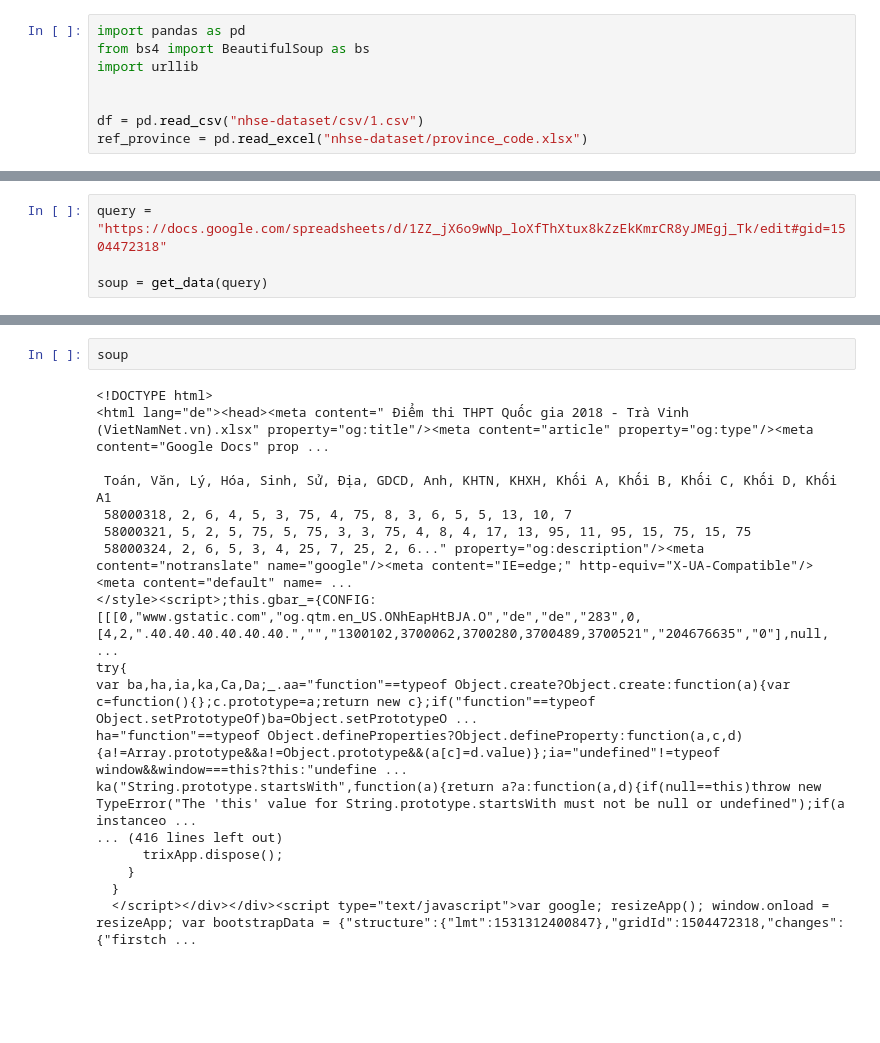
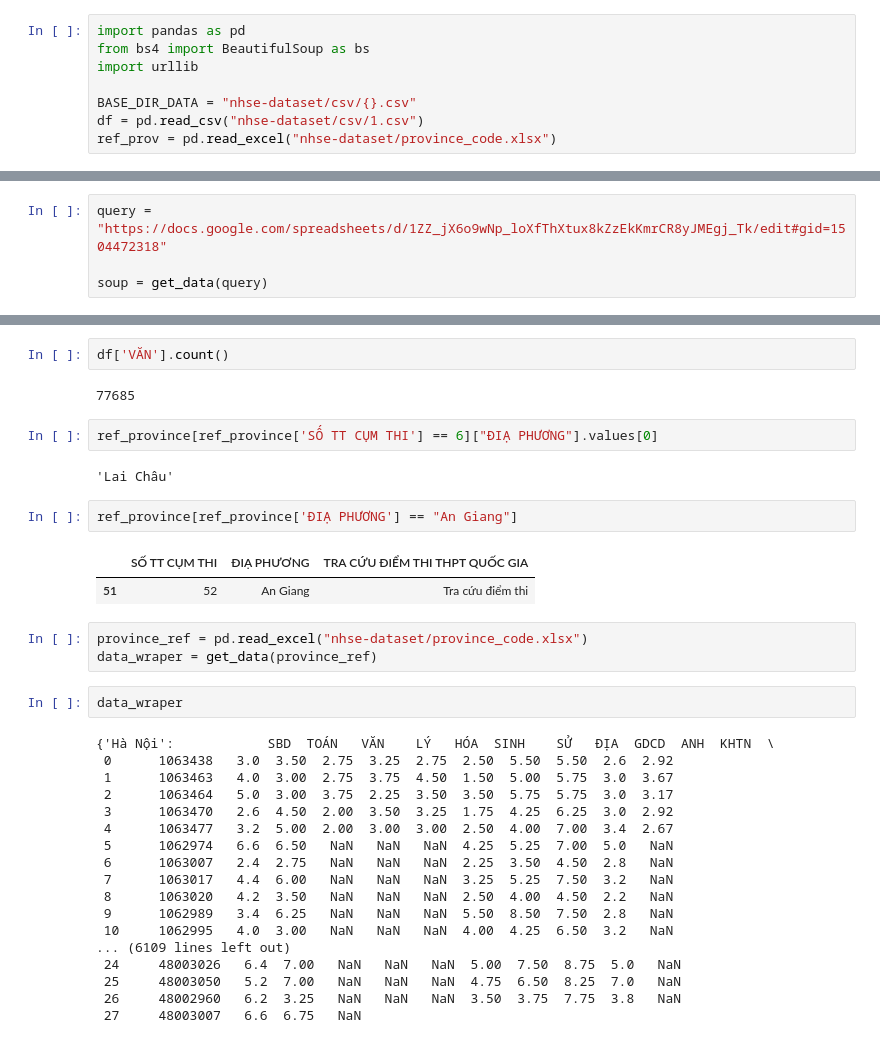
Before and after one commit to Ihsara/dash-highschool-final-score, a Jupyter notebook: thpt-diemthi.ipynb, the cells around one changed output, grey strips where cells are left out. Saved outputs shown, nothing was run; the diff lists cells and outputs as text; blank space fills up the shorter version.

```diff
--- a/thpt-diemthi.ipynb
+++ b/thpt-diemthi.ipynb
@@ -3,9 +3,9 @@ import pandas as pd
 from bs4 import BeautifulSoup as bs
 import urllib
 
-
+BASE_DIR_DATA = "nhse-dataset/csv/{}.csv"
 df = pd.read_csv("nhse-dataset/csv/1.csv")
-ref_province = pd.read_excel("nhse-dataset/province_code.xlsx")
+ref_prov = pd.read_excel("nhse-dataset/province_code.xlsx")
 # %%
 df.head()
 # %% [output]
@@ -45,20 +31,36 @@ ref_province.iloc[25:]
-# %%
-soup
-# %% [output]
-<!DOCTYPE html>
-<html lang="de"><head><meta content=" Điểm thi THPT Quốc gia 2018 - Trà Vinh (VietNamNet.vn).xlsx" property="og:title"/><meta content="article" property="og:type"/><meta content="Google Docs" prop ...
-
- Toán, Văn, Lý, Hóa, Sinh, Sử, Địa, GDCD, Anh, KHTN, KHXH, Khối A, Khối B, Khối C, Khối D, Khối A1
- 58000318, 2, 6, 4, 5, 3, 75, 4, 75, 8, 3, 6, 5, 5, 13, 10, 7
- 58000321, 5, 2, 5, 75, 5, 75, 3, 3, 75, 4, 8, 4, 17, 13, 95, 11, 95, 15, 75, 15, 75
- 58000324, 2, 6, 5, 3, 4, 25, 7, 25, 2, 6..." property="og:description"/><meta content="notranslate" name="google"/><meta content="IE=edge;" http-equiv="X-UA-Compatible"/><meta content="default" name= ...
-</style><script>;this.gbar_={CONFIG:[[[0,"www.gstatic.com","og.qtm.en_US.ONhEapHtBJA.O","de","de","283",0,[4,2,".40.40.40.40.40.40.","","1300102,3700062,3700280,3700489,3700521","204676635","0"],null, ...
-try{
-var ba,ha,ia,ka,Ca,Da;_.aa="function"==typeof Object.create?Object.create:function(a){var c=function(){};c.prototype=a;return new c};if("function"==typeof Object.setPrototypeOf)ba=Object.setPrototypeO ...
-ha="function"==typeof Object.defineProperties?Object.defineProperty:function(a,c,d){a!=Array.prototype&&a!=Object.prototype&&(a[c]=d.value)};ia="undefined"!=typeof window&&window===this?this:"undefine ...
-ka("String.prototype.startsWith",function(a){return a?a:function(a,d){if(null==this)throw new TypeError("The 'this' value for String.prototype.startsWith must not be null or undefined");if(a instanceo ...
-... (416 lines left out)
-      trixApp.dispose();
-    }
-  }
-  </script></div></div><script type="text/javascript">var google; resizeApp(); window.onload = resizeApp; var bootstrapData = {"structure":{"lmt":1531312400847},"gridId":1504472318,"changes":{"firstch ...
+# %%
+df['VĂN'].count()
+# %% [output]
+77685
+# %%
+ref_province[ref_province['SỐ TT CỤM THI'] == 6]["ĐIẠ PHƯƠNG"].values[0]
+# %% [output]
+'Lai Châu'
+# %%
+ref_province[ref_province['ĐIẠ PHƯƠNG'] == "An Giang"]
+# %% [output]
+|  | SỐ TT CỤM THI | ĐIẠ PHƯƠNG | TRA CỨU ĐIỂM THI THPT QUỐC GIA |
+| 51 | 52 | An Giang | Tra cứu điểm thi |
+# %%
+province_ref = pd.read_excel("nhse-dataset/province_code.xlsx")
+data_wraper = get_data(province_ref)
+# %%
+data_wraper
+# %% [output]
+{'Hà Nội':            SBD  TOÁN   VĂN    LÝ   HÓA  SINH    SỬ   ĐỊA  GDCD  ANH  KHTN  \
+ 0      1063438   3.0  3.50  2.75  3.25  2.75  2.50  5.50  5.50  2.6  2.92
+ 1      1063463   4.0  3.00  2.75  3.75  4.50  1.50  5.00  5.75  3.0  3.67
+ 2      1063464   5.0  3.00  3.75  2.25  3.50  3.50  5.75  5.75  3.0  3.17
+ 3      1063470   2.6  4.50  2.00  3.50  3.25  1.75  4.25  6.25  3.0  2.92
+ 4      1063477   3.2  5.00  2.00  3.00  3.00  2.50  4.00  7.00  3.4  2.67
+ 5      1062974   6.6  6.50   NaN   NaN   NaN  4.25  5.25  7.00  5.0   NaN
+ 6      1063007   2.4  2.75   NaN   NaN   NaN  2.25  3.50  4.50  2.8   NaN
+ 7      1063017   4.4  6.00   NaN   NaN   NaN  3.25  5.25  7.50  3.2   NaN
+ 8      1063020   4.2  3.50   NaN   NaN   NaN  2.50  4.00  4.50  2.2   NaN
+ 9      1062989   3.4  6.25   NaN   NaN   NaN  5.50  8.50  7.50  2.8   NaN
+ 10     1062995   4.0  3.00   NaN   NaN   NaN  4.00  4.25  6.50  3.2   NaN
+... (6109 lines left out)
+ 24     48003026   6.4  7.00   NaN   NaN   NaN  5.00  7.50  8.75  5.0   NaN
+ 25     48003050   5.2  7.00   NaN   NaN   NaN  4.75  6.50  8.25  7.0   NaN
+ 26     48002960   6.2  3.25   NaN   NaN   NaN  3.50  3.75  7.75  3.8   NaN
+ 27     48003007   6.6  6.75   NaN
```
Also changed, not shown: parts of 3 cells of this notebook.
